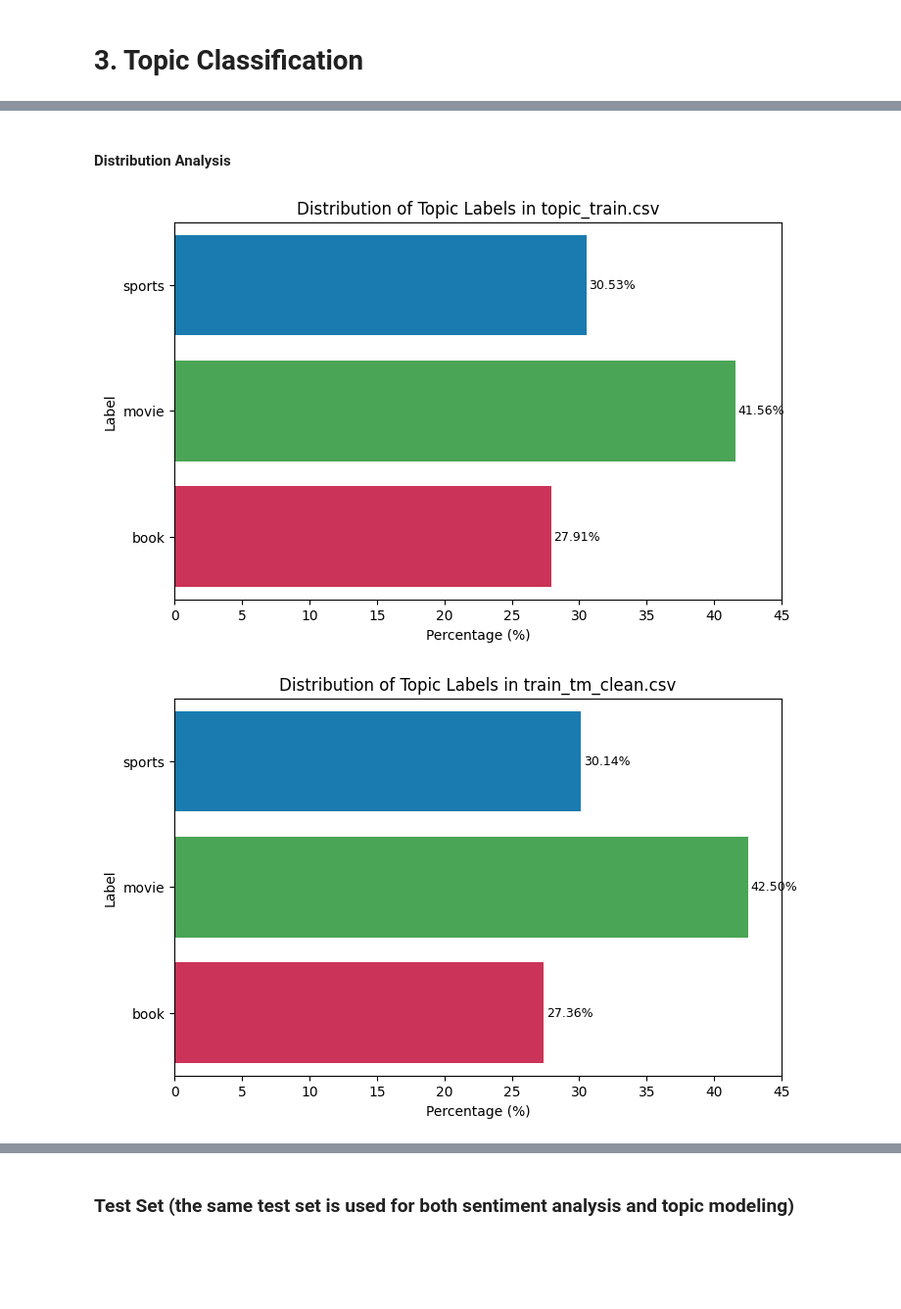
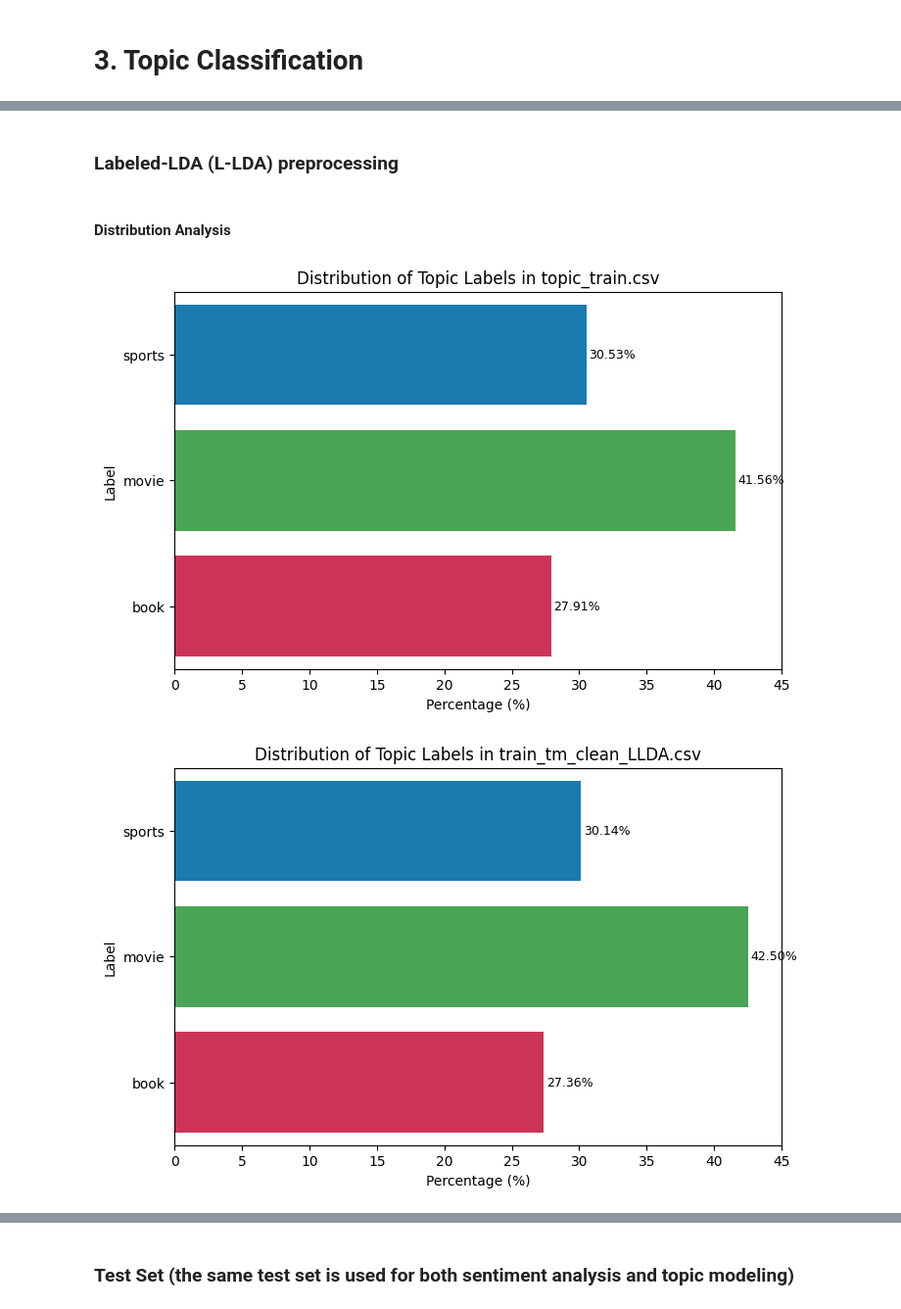
Before and after one commit to eVV44/TextMiningGroup8, a Jupyter notebook: Project/project_code.ipynb, the cells around one changed output, grey strips where cells are left out. Shown at 98% size. Cells and saved outputs as stored; diff of their text form; code cells hidden in the pictures; blank space fills up the shorter version.

Commit message:
nb and llda

```diff
--- a/Project/project_code.ipynb
+++ b/Project/project_code.ipynb
@@ -1035,3 +1127,5 @@ print(misclassified)
+# %% [markdown]
+### Labeled-LDA (L-LDA) preprocessing
 # %%
 # Ensures consistent language detection
 DetectorFactory.seed = 0
@@ -1147,10 +1240,11 @@ def visualize_topic_distribution(file_path):
     plt.show()
 # %%
 # This dataset did not come split; therefore, plot the whole thing here, and we can call the vis function for each split after, if we want to plot each part
-files = ['Training Data/Topic Classification Data/topic_train.csv', 'Training Data/Topic Classification Data/train_tm_clean.csv']
+files = ['Training Data/Topic Classification Data/topic_train.csv', 'Training Data/Topic Classification Data/train_tm_clean_LLDA.csv', \
+        'Training Data/Topic Classification Data/train_tm_clean_NB.csv']
 
 for file in files:
-    visualize_topic_distribution(file)
+        visualize_topic_distribution(file)
 # %% [output]
 [figure]
-[figure, old version]
+[figure, new version]
```
Also changed, not shown: parts of 32 cells of this notebook, 16 other files.
